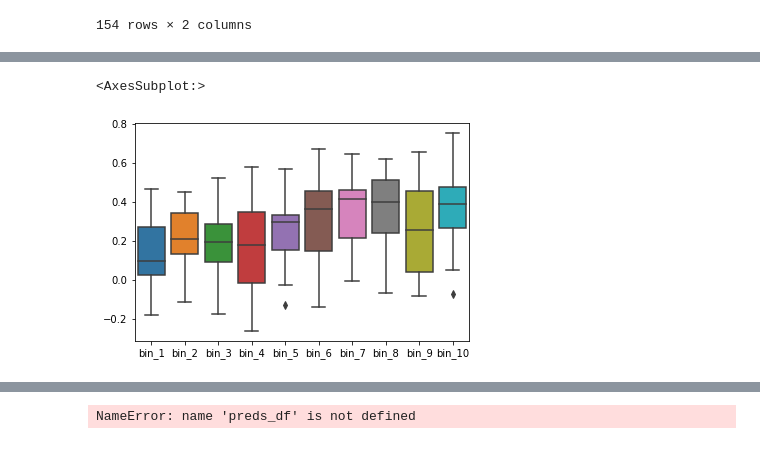
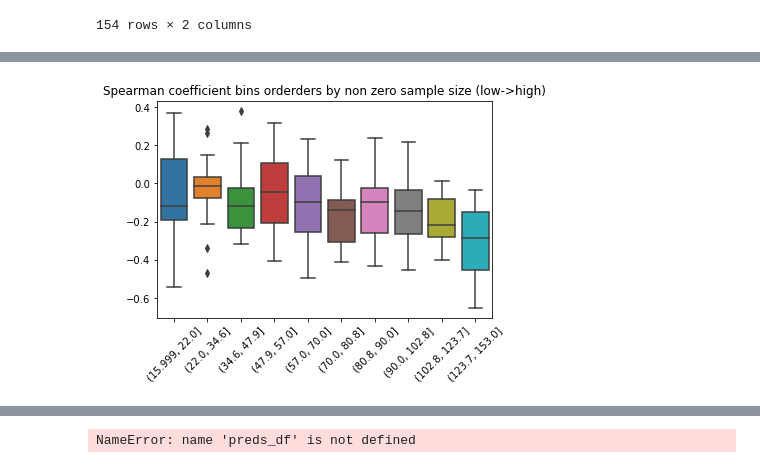
Before and after one commit to dhadas/microbiome_imputation, a Jupyter notebook: Fransoze_Basic_signal_Scaleup.ipynb, the cells around one changed output, grey strips where cells are left out. Cells and saved outputs as stored; diff of their text form; code cells hidden in the pictures.

```diff
--- a/Fransoze_Basic_signal_Scaleup.ipynb
+++ b/Fransoze_Basic_signal_Scaleup.ipynb
@@ -549,28 +557,44 @@ predicted_df[['Methanobrevibacter_smithii', 'Eubacterium_rectale']]
 # %%
 NUM_BINS = 10
 labels=[f'bin_{i}' for i in range(1, NUM_BINS+1)]
-bins = pd.qcut(Y.mean(axis = 0), q = NUM_BINS, labels = labels) # High bin = High abundance
+
+bins = pd.qcut(Y[Y!=0].notna().sum(axis = 0), q = NUM_BINS,) # High labels - low sparsity
+
 
 corrs = {}
 for col in Y.items():
-#     print(col[1].head(5))
-#     print(predicted_df.loc[:,col[0]].head(5))
-#     print(bins[col[0]])
+
     _corr = col[1].corr(predicted_df.loc[:,col[0]], method='spearman')
     corrs[col[0]] = _corr
 
 corrs_series = pd.Series(corrs)
 
 
 
-sns.boxplot(x = bins, y = corrs_series)
+chart = sns.boxplot(x = bins, y = corrs_series)
+chart.set_xticklabels(chart.get_xticklabels(), rotation=45)
+plt.title('Spearman coefficient bins orderders by non zero sample size (low->high)')
+
+plt.savefig(f'{results_path}/spearman_vs_sparsity_{NUM_BINS}bins_{date_str}')
+plt.show()
+
+
+
+# # Show sample size per bins
+# sample_size_series = Y.apply(lambda col: col[col!=0].notna().sum())
+
+# chart = sns.boxplot(x = bins, y = sample_size_series, showmeans=True)
+# chart.set_xticklabels(chart.get_xticklabels(), rotation=45)
+# plt.title('Non zero sample size per mean abundance bin (low->high)')
+
+# plt.savefig(f'{results_path}/non_zero_sample_size_vs_abundance_{NUM_BINS}bins_{date_str}')
+# plt.show()
 
 # plt.show()
 # fold_cols = [col for col in list(rmse_df.columns) if col.startswith('fold')]
 # rmse_df['mean_rmse'] = rmse_df[fold_cols].mean(axis = 1)
 
 # sns.boxplot(data=rmse_df, x = bins, y = 'mean_rmse', )
 # plt.show()
 # %% [output]
-<AxesSubplot:>
-[figure, old version]
+[figure, new version]
```
Also changed, not shown: parts of 12 cells of this notebook, 2 other files.
